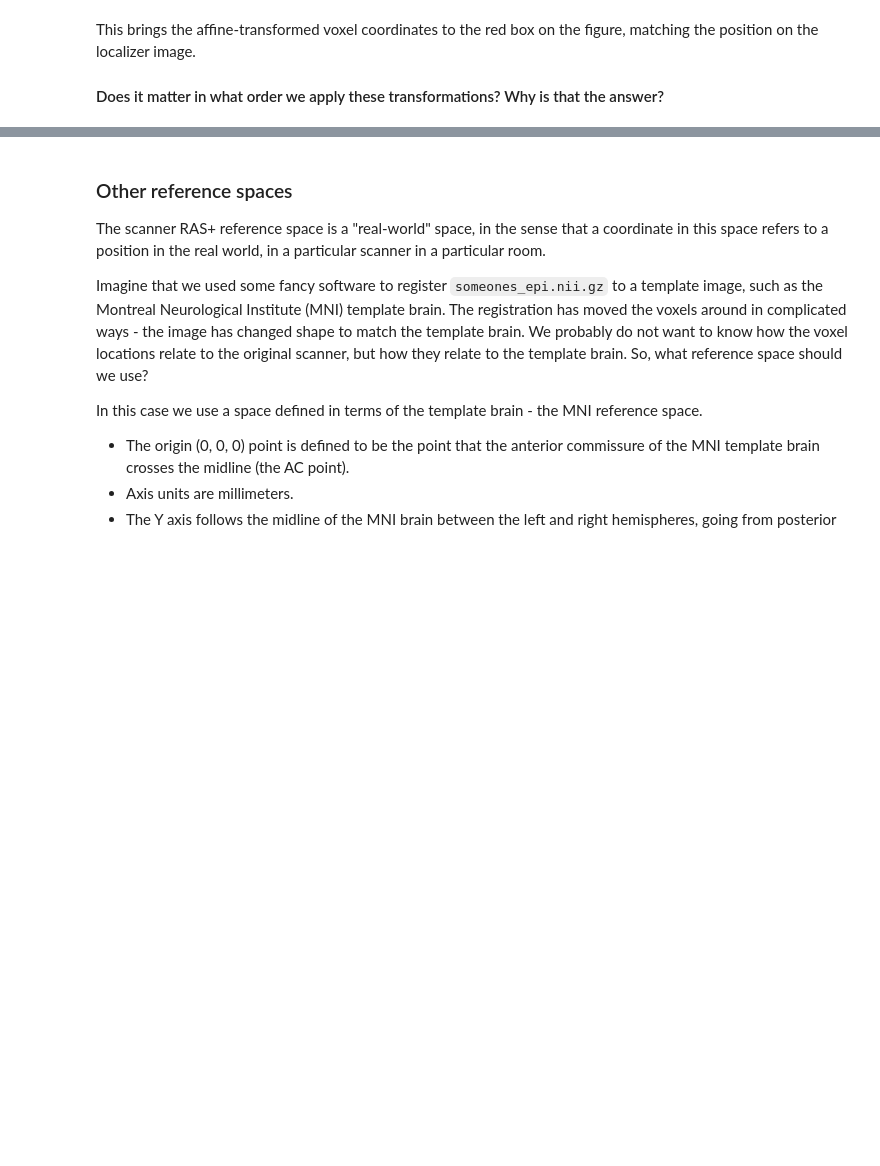
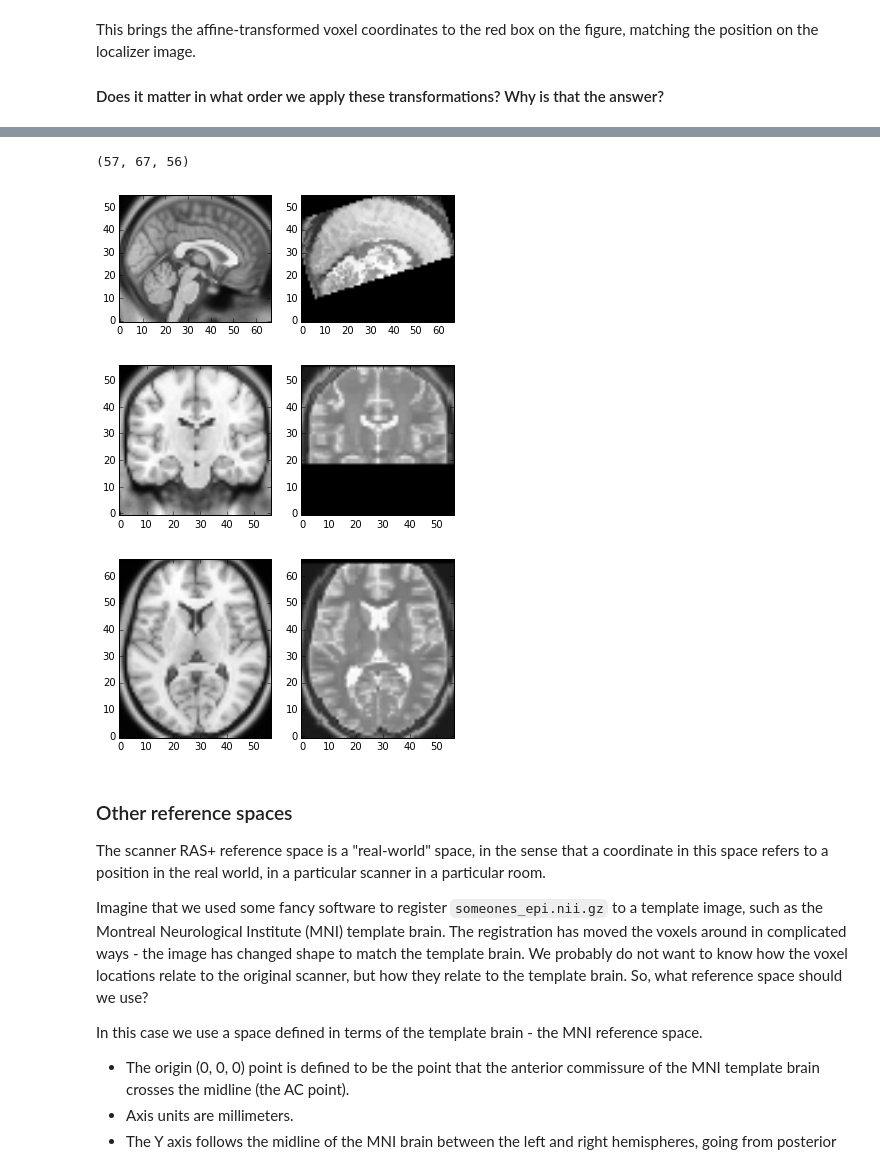
Before and after one commit to datacarpentry/python-neuroimaging-lesson, a Jupyter notebook: nibabel/001-introduction-to-nibabel.ipynb, the cells around one changed output, grey strips where cells are left out. Saved outputs shown, nothing was run; the diff lists cells and outputs as text; code cells hidden in the pictures; blank space fills up the shorter version.

```diff
--- a/nibabel/001-introduction-to-nibabel.ipynb
+++ b/nibabel/001-introduction-to-nibabel.ipynb
@@ -790,3 +796,39 @@ figure, matching the position on the localizer image.
+# %%
+from nipy.labs.datasets import as_volume_img
+
+def resample_volume(source, target):
+    """
+    Resample the file in file_orig (full path string) to the resolution and
+    affine of file_target (also a full path string)
+
+    """
+    source_vimg = as_volume_img(source)
+    source_resamp_vimg = source_vimg.as_volume_img(affine=target.get_affine(),
+                                                   shape=target.shape[:3],
+                                                   interpolation='nearest')
+
+    return nib.Nifti1Image(source_resamp_vimg.get_data(), target.get_affine())
+# %%
+resampled_epi = resample_volume(epi_img, anat_img)
+resampled_epi_data = resampled_epi.get_data()
+# %%
+print(resampled_epi_data.shape)
+# %% [output]
+(57, 67, 56)
+# %%
+show_slices([anat_data[anat_data.shape[0]//2, :, :],
+             resampled_epi_data[resampled_epi_data.shape[0]//2, :, :]])
+
+show_slices([anat_data[:, anat_data.shape[1]//2, :],
+             resampled_epi_data[:, resampled_epi_data.shape[1]//2, :]])
+
+
+show_slices([anat_data[:, :, anat_data.shape[2]//2],
+             resampled_epi_data[:, :, resampled_epi_data.shape[2]//2]])
+# %% [output]
+[figure, added]
+[figure, added]
+[figure, added]
 # %% [markdown]
 ### Other reference spaces
 
```
Also changed, not shown: parts of 5 cells of this notebook.
